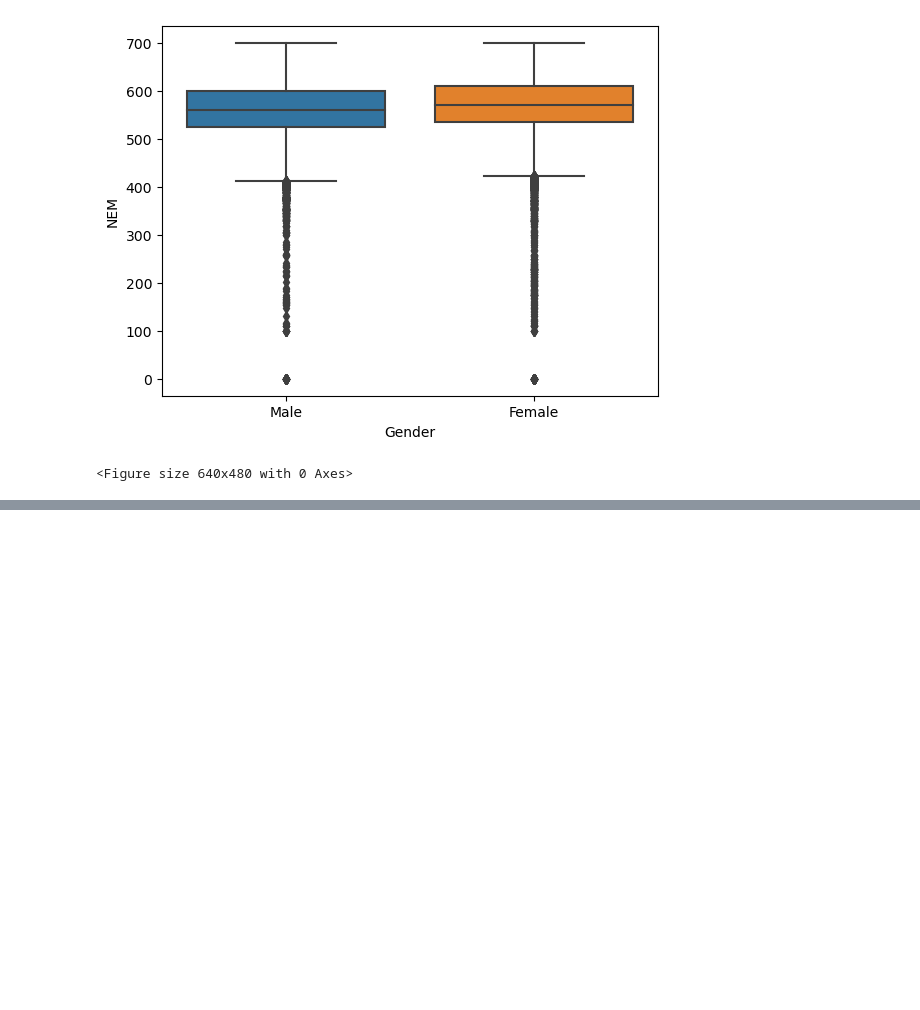
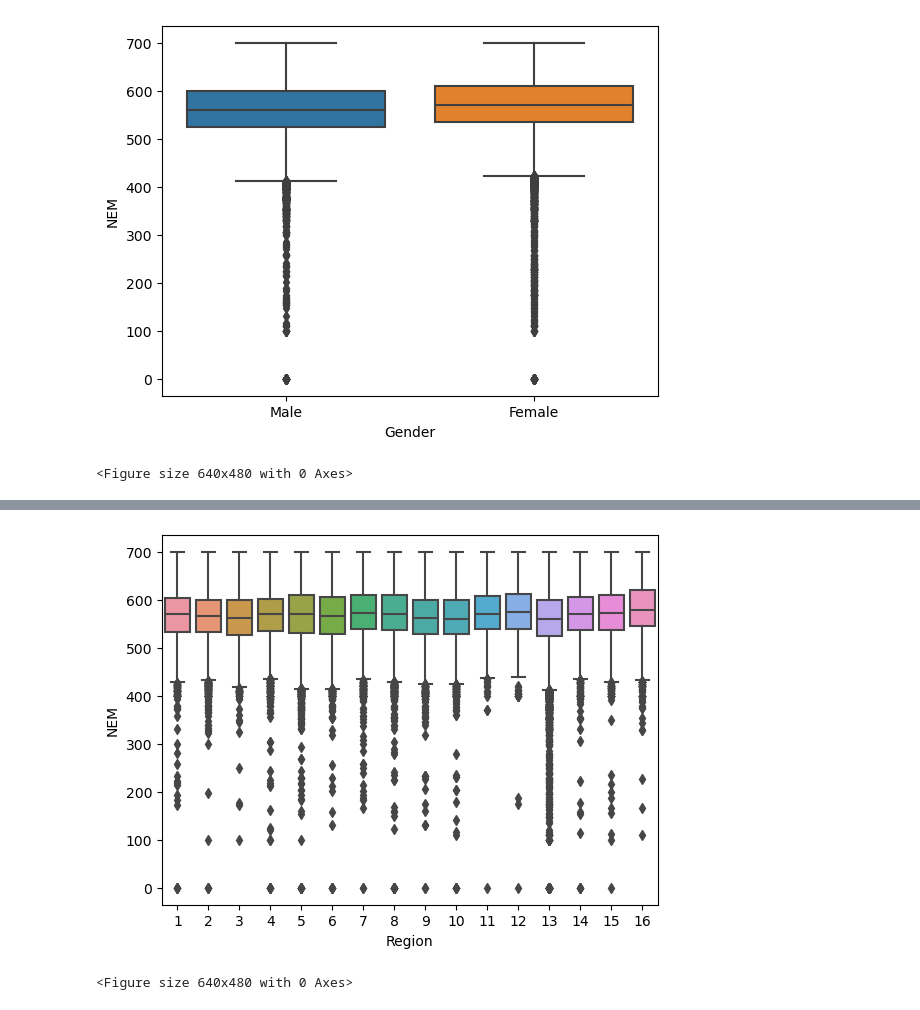
Before and after one commit to Claudio-AhumadaL/Chilean-State-Scholarship-Apllications-Data-2022, a Jupyter notebook: Data_postulacionesBecas_Claudio-AhumadaL.ipynb, the cells around one changed output, grey strips where cells are left out. Cells and saved outputs as stored; diff of their text form; code cells hidden in the pictures; blank space fills up the shorter version.

```diff
--- a/Data_postulacionesBecas_Claudio-AhumadaL.ipynb
+++ b/Data_postulacionesBecas_Claudio-AhumadaL.ipynb
@@ -188,0 +181,10 @@ plt.clf()
+# %%
+# Boxplot of NEM by region
+
+ax = sns.boxplot(data = data_postulaciones, x= "REGION", y = "NEM")
+ax.set(xlabel='Region')
+plt.show()
+plt.clf()
+# %% [output]
+[figure, added]
+<Figure size 640x480 with 0 Axes>
```
Also changed, not shown: parts of 11 cells of this notebook.
